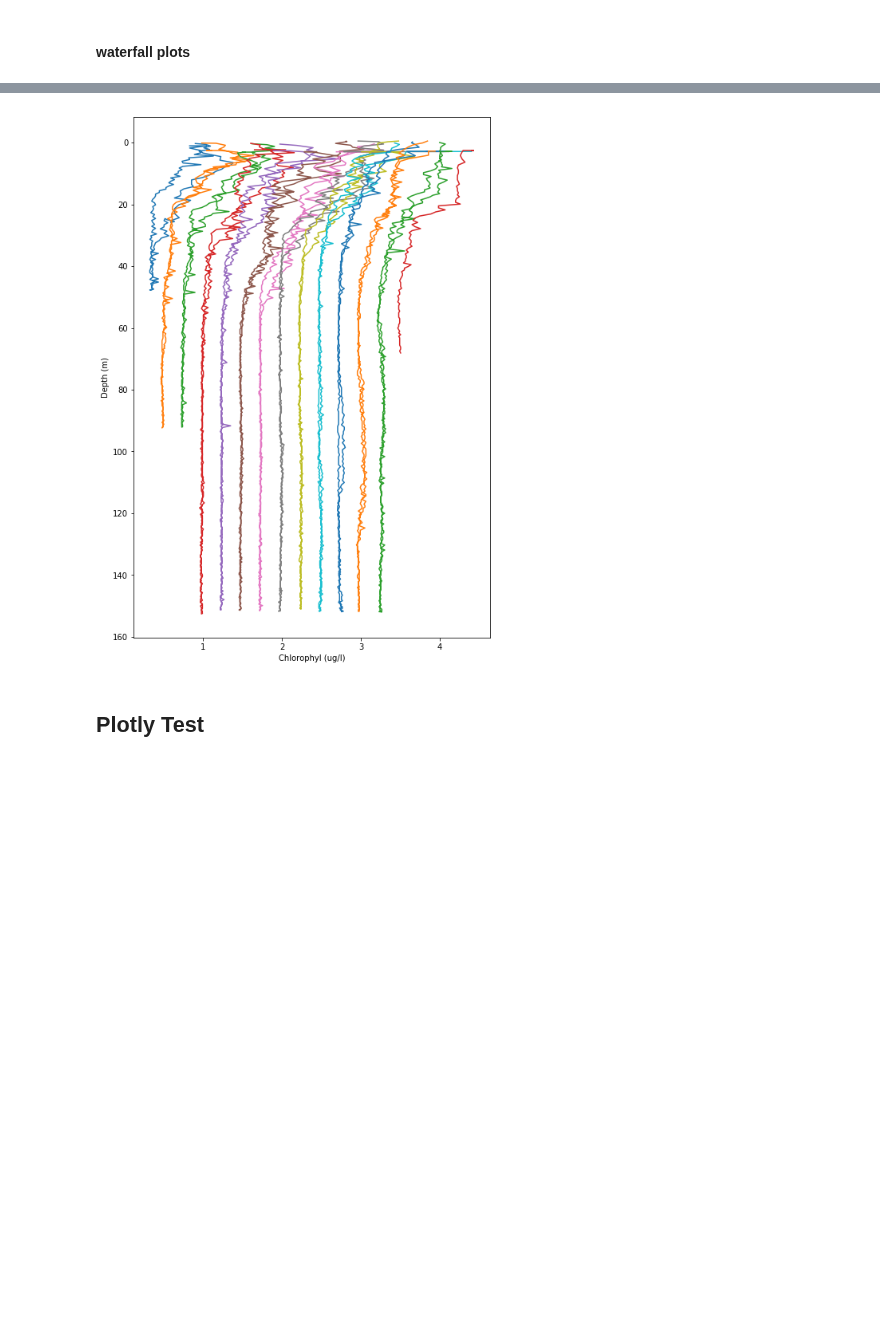
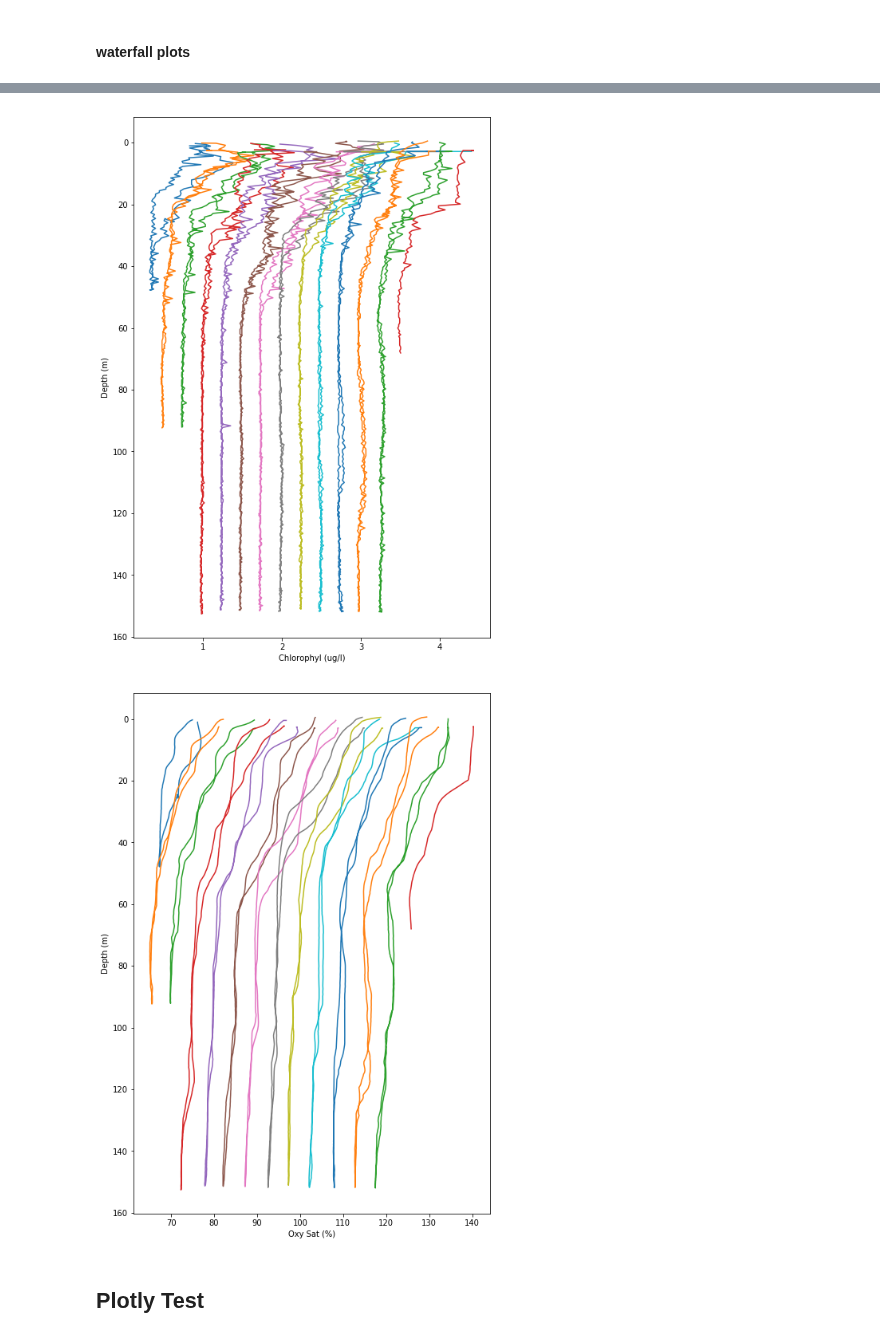
Before and after one commit to NOAA-PMEL/EcoFOCI_Jupyter_Notebooks, a Jupyter notebook: 2018/2018 Oculus Glider/2018_SG404_test2.ipynb, the cells around one changed output, grey strips where cells are left out. Cells and saved outputs as stored; diff of their text form; code cells hidden in the pictures; blank space fills up the shorter version.

Commit message:
add oxygen waterfall plots

```diff
--- a/2018/2018 Oculus Glider/2018_SG404_test2.ipynb
+++ b/2018/2018 Oculus Glider/2018_SG404_test2.ipynb
@@ -177,14 +177,17 @@ def plot_waterfall(dfg, var=None,varstr='',delta=1):
 # %%
 dfg = dfs['sg404_BF_Summer18'].groupby('profileid')
 dfwg = dfwet.groupby('profileid')
+dfag = dfaan.groupby('profileid')
 # %%
 plot_waterfall(dfg, 'salinity','Salinity (PSU)',.25)
 plot_waterfall(dfg, 'temperature','Temperature (DegC)',.125)
 plot_waterfall(dfwg, 'wlbb2fl_sig695nm_adjusted','Chlorophyl (ug/l)',.25)
+plot_waterfall(dfag, 'aa4330_airsat','Oxy Sat (%)',5)
 # %% [output]
 [figure]
 [figure]
 [figure]
+[figure, added]
 # %% [markdown]
 ## Plotly Test
 # %%
```
